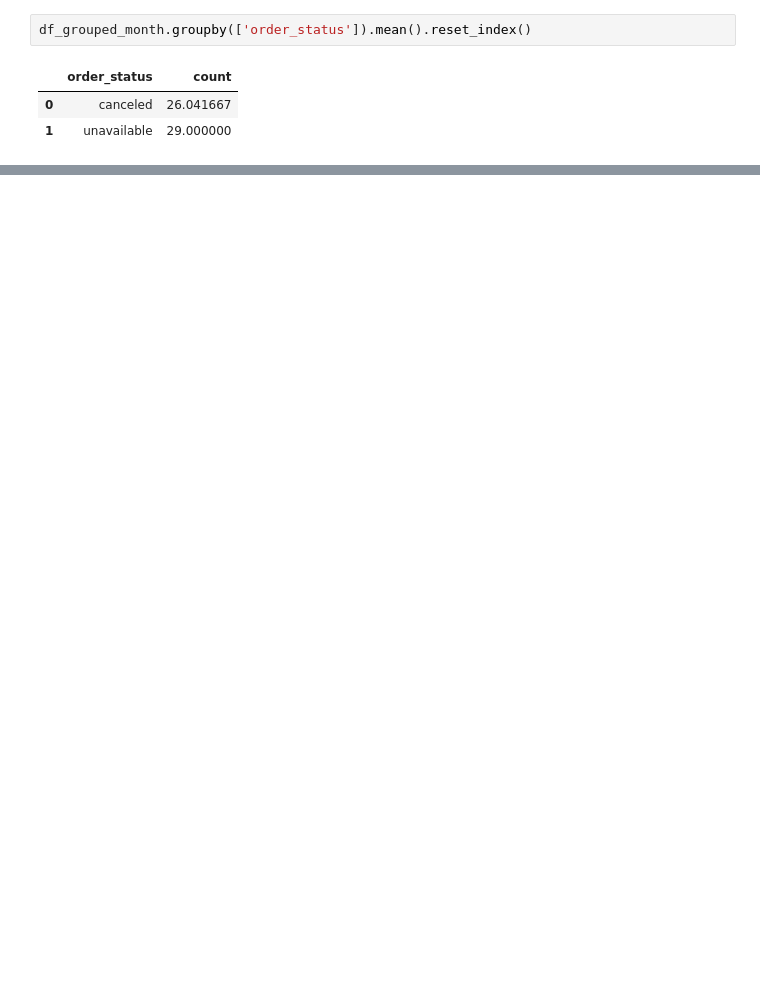
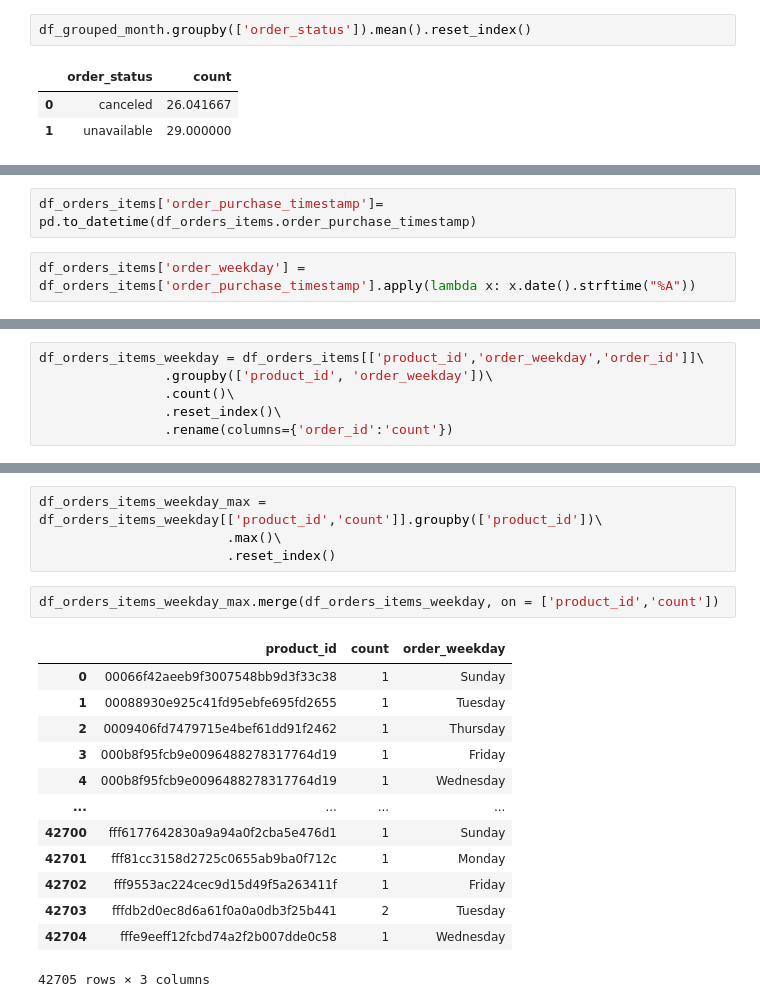
Before and after one commit to dashkinoy/project_ecommerce, a Jupyter notebook: analyze_orders.ipynb, the cells around one changed output, grey strips where cells are left out. Drawn from its saved outputs; the diff is of its cells as text; blank space fills up the shorter version.

```diff
--- a/analyze_orders.ipynb
+++ b/analyze_orders.ipynb
@@ -132,0 +143,4 @@ df_grouped_month.groupby(['order_status']).mean().reset_index()
+# %%
+df_orders_items['order_purchase_timestamp']= pd.to_datetime(df_orders_items.order_purchase_timestamp)
+# %%
+df_orders_items['order_weekday'] = df_orders_items['order_purchase_timestamp'].apply(lambda x: x.date().strftime("%A"))
@@ -132,0 +156,6 @@ df_grouped_month.groupby(['order_status']).mean().reset_index()
+# %%
+df_orders_items_weekday = df_orders_items[['product_id','order_weekday','order_id']]\
+                .groupby(['product_id', 'order_weekday'])\
+                .count()\
+                .reset_index()\
+                .rename(columns={'order_id':'count'})
@@ -132,0 +171,20 @@ df_grouped_month.groupby(['order_status']).mean().reset_index()
+# %%
+df_orders_items_weekday_max = df_orders_items_weekday[['product_id','count']].groupby(['product_id'])\
+                        .max()\
+                        .reset_index()
+# %%
+df_orders_items_weekday_max.merge(df_orders_items_weekday, on = ['product_id','count'])
+# %% [output]
+|  | product_id | count | order_weekday |
+| 0 | 00066f42aeeb9f3007548bb9d3f33c38 | 1 | Sunday |
+| 1 | 00088930e925c41fd95ebfe695fd2655 | 1 | Tuesday |
+| 2 | 0009406fd7479715e4bef61dd91f2462 | 1 | Thursday |
+| 3 | 000b8f95fcb9e0096488278317764d19 | 1 | Friday |
+| 4 | 000b8f95fcb9e0096488278317764d19 | 1 | Wednesday |
+| ... | ... | ... | ... |
+| 42700 | fff6177642830a9a94a0f2cba5e476d1 | 1 | Sunday |
+| 42701 | fff81cc3158d2725c0655ab9ba0f712c | 1 | Monday |
+| 42702 | fff9553ac224cec9d15d49f5a263411f | 1 | Friday |
+| 42703 | fffdb2d0ec8d6a61f0a0a0db3f25b441 | 2 | Tuesday |
+| 42704 | fffe9eeff12fcbd74a2f2b007dde0c58 | 1 | Wednesday |
+42705 rows × 3 columns
```
Also changed, not shown: parts of 7 cells of this notebook.
